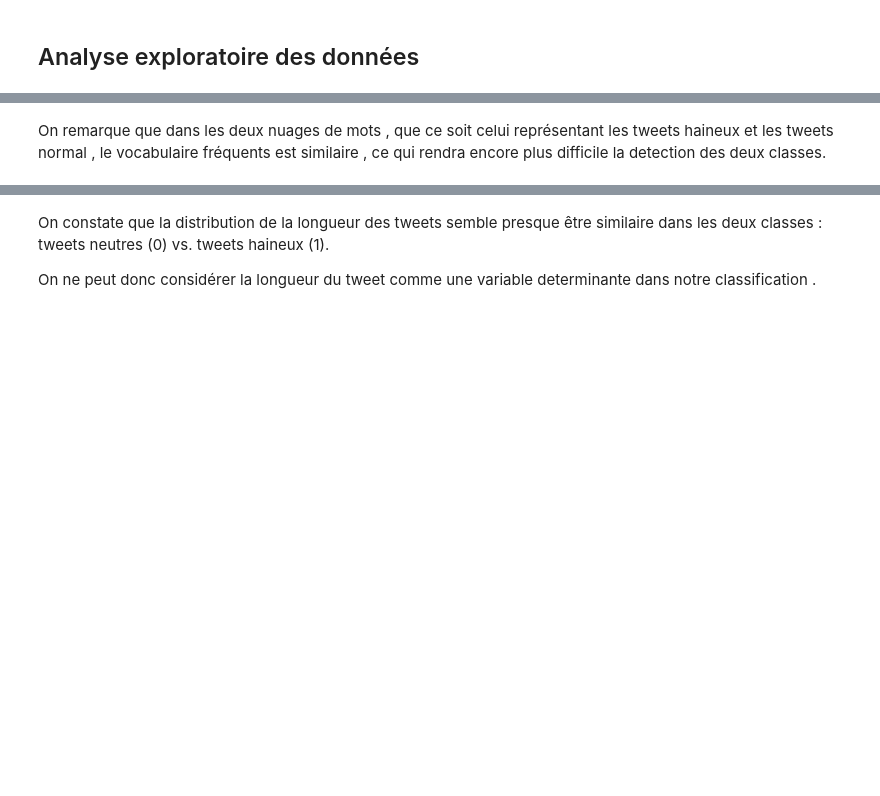
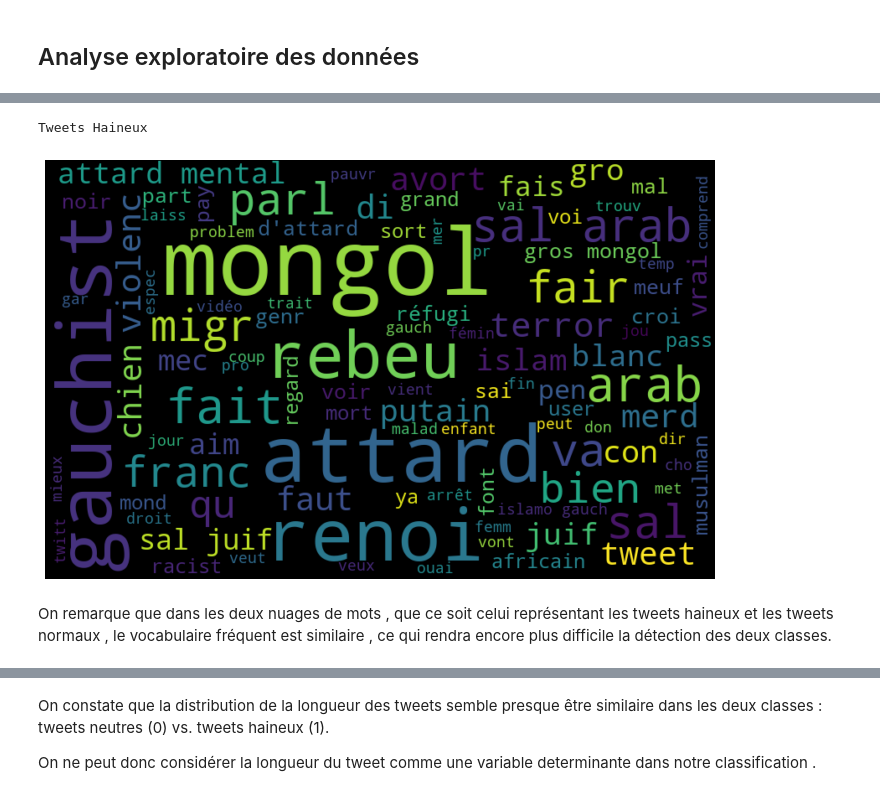
Before and after one commit to imenemes/IA-DETECTION-HAINE-, a Jupyter notebook: data_fr_exploration.ipynb, the cells around one changed output, grey strips where cells are left out. Saved outputs shown, nothing was run; the diff lists cells and outputs as text; code cells hidden in the pictures; blank space fills up the shorter version.

```diff
--- a/data_fr_exploration.ipynb
+++ b/data_fr_exploration.ipynb
@@ -228,4 +220,9 @@ Hate words
+# %%
+plot_wrdcloud('clean_tweet_std', 1)
+# %% [output]
+Tweets Haineux
+[figure, added]
 # %% [markdown]
-On remarque que dans les deux nuages de mots , que ce soit celui représentant les tweets haineux et les tweets normal , le vocabulaire fréquents est similaire , ce qui rendra encore plus difficile la detection des deux classes.
+On remarque que dans les deux nuages de mots , que ce soit celui représentant les tweets haineux et les tweets normaux , le vocabulaire fréquent est similaire , ce qui rendra encore plus difficile la détection des deux classes.
 # %%
 _ = data_hate.hist(figsize=(20, 14))
```
Also changed, not shown: parts of 17 cells of this notebook.
